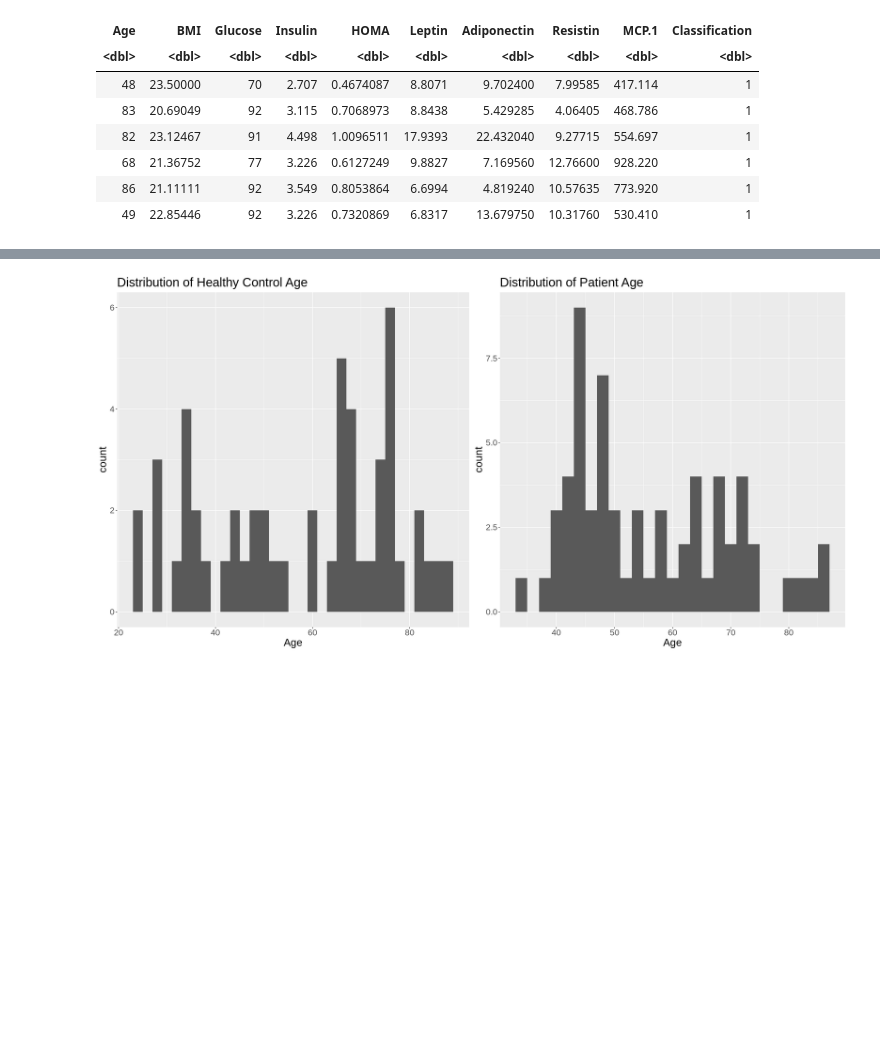
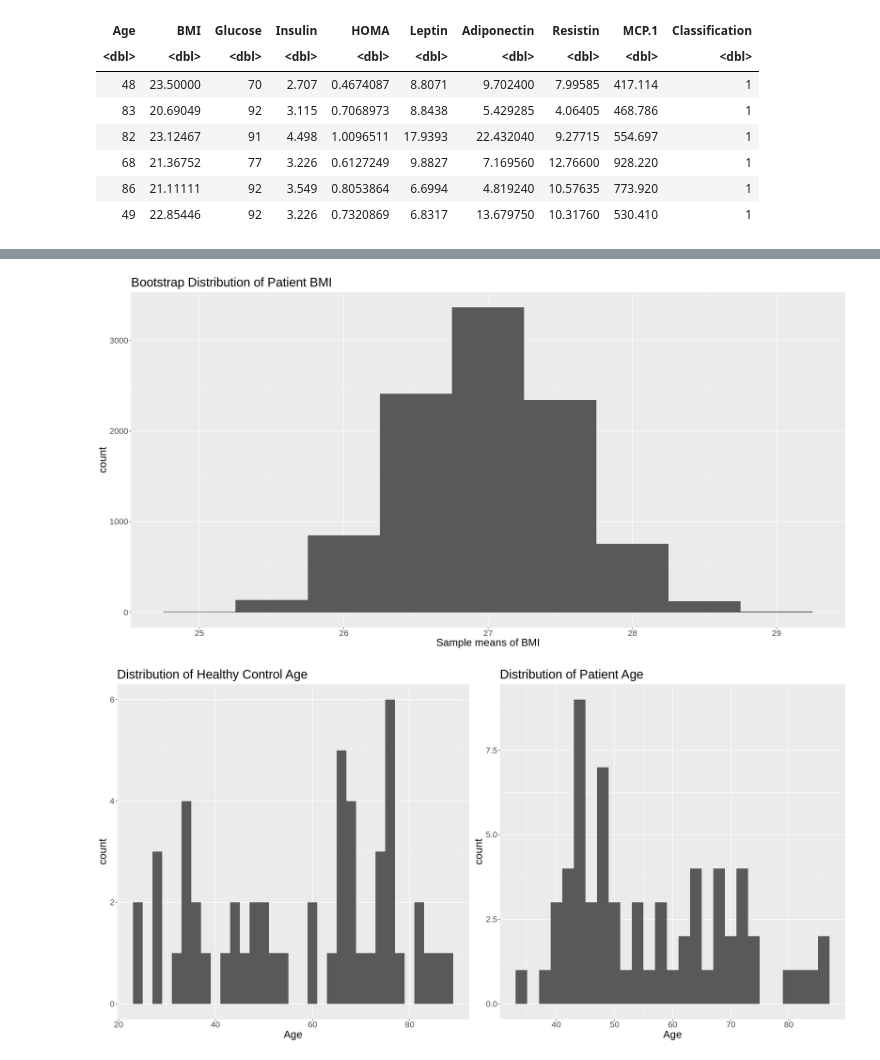
Before and after one commit to cpan0/breast-cancer-coimbra-dataset, a Jupyter notebook: proposal.ipynb, the cells around one changed output, grey strips where cells are left out. Saved outputs shown, nothing was run; the diff lists cells and outputs as text; code cells hidden in the pictures; blank space fills up the shorter version.

```diff
--- a/proposal.ipynb
+++ b/proposal.ipynb
@@ -76,3 +118,17 @@ A tibble: 6 × 9
+# %%
+patient_bootstrap <- patient %>%
+    specify(response = BMI) %>%
+    generate(type = "bootstrap", reps = 10000) %>%
+    calculate(stat = "mean")
+
+patient_bootstrap_dist <- patient_bootstrap %>%
+    ggplot(aes(x = stat)) +
+        geom_histogram(binwidth = 1/2) +
+        labs(x = "Sample means of BMI", title = 'Bootstrap Distribution of Patient BMI') +
+        theme(text = element_text(size=20))
+patient_bootstrap_dist
+# %% [output]
+[figure, added]
 # %%
 # create a function for generating control v.s. patient plots with variable s
 control_vs_patient_plots <- function(s) {
```
Also changed, not shown: parts of 17 cells of this notebook.
